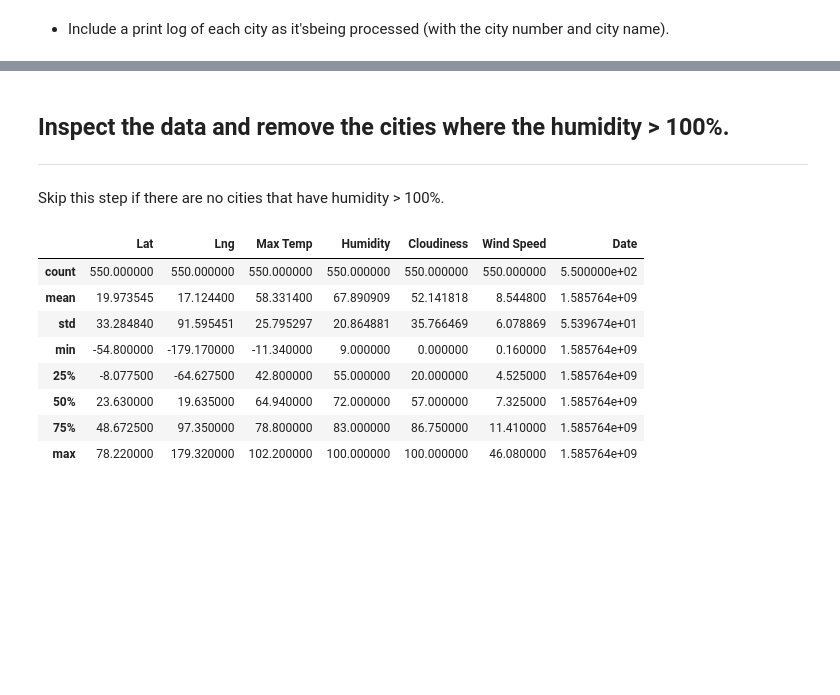
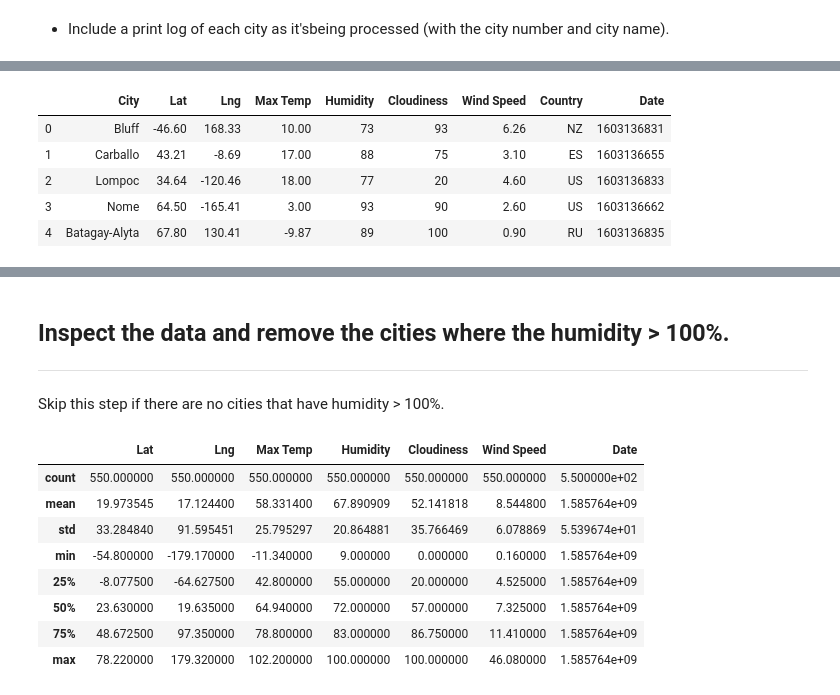
Before and after one commit to fereshtehaghaei/Python-API-Challenge, a Jupyter notebook: WeatherPy/WeatherPy.ipynb, the cells around one changed output, grey strips where cells are left out. Saved outputs shown, nothing was run; the diff lists cells and outputs as text; code cells hidden in the pictures; blank space fills up the shorter version.

```diff
--- a/WeatherPy/WeatherPy.ipynb
+++ b/WeatherPy/WeatherPy.ipynb
@@ -217,0 +181,23 @@ Data Retrieval Complete
+# %%
+# Create a DataFrame
+weather_data = pd.DataFrame({
+                             "City": city_name,
+                             "Lat": lat,
+                             "Lng": lng,
+                             "Max Temp": max_temp,
+                             "Humidity": humidity,
+                             "Cloudiness": cloudiness,
+                             "Wind Speed": wind_speed,
+                             "Country": country,
+                             "Date": date,
+})
+
+# Display the DataFrame Head
+weather_data.head()
+# %% [output]
+|  | City | Lat | Lng | Max Temp | Humidity | Cloudiness | Wind Speed | Country | Date |
+| 0 | Bluff | -46.60 | 168.33 | 10.00 | 73 | 93 | 6.26 | NZ | 1603136831 |
+| 1 | Carballo | 43.21 | -8.69 | 17.00 | 88 | 75 | 3.10 | ES | 1603136655 |
+| 2 | Lompoc | 34.64 | -120.46 | 18.00 | 77 | 20 | 4.60 | US | 1603136833 |
+| 3 | Nome | 64.50 | -165.41 | 3.00 | 93 | 90 | 2.60 | US | 1603136662 |
+| 4 | Batagay-Alyta | 67.80 | 130.41 | -9.87 | 89 | 100 | 0.90 | RU | 1603136835 |
```
Also changed, not shown: parts of 11 cells of this notebook, 1 other file.
